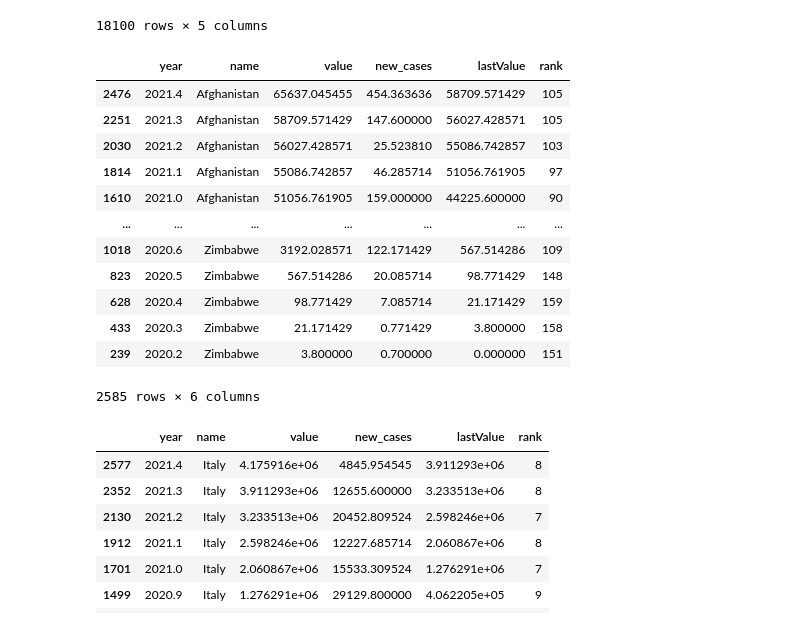
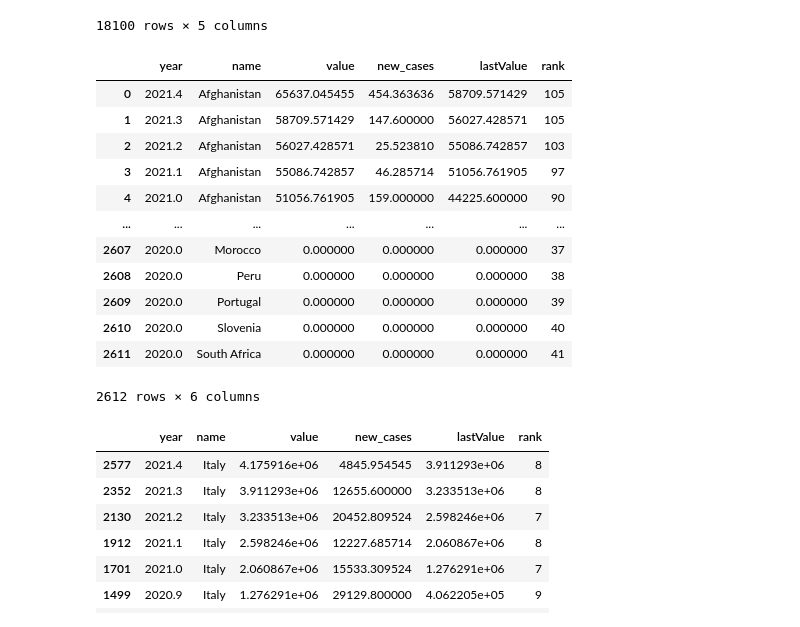
Before and after one commit to fapont/covid-dataviz, a Jupyter notebook: prepro.ipynb, the cells around one changed output. Cells and saved outputs as stored; diff of their text form; code cells hidden in the pictures.

```diff
--- a/prepro.ipynb
+++ b/prepro.ipynb
@@ -21,42 +21,45 @@ df_a
 # %%
 df_b = pd.read_csv("web/data/covid-data.csv")
 df_b["date"] = pd.to_datetime(df_b["date"])
 df_b = df_b[["date", "location", "total_cases", "new_cases"]]
 df_b["lastValue"] = df_b["total_cases"] - df_b["new_cases"]
 df_b = df_b.rename(columns={"total_cases" : "value", "location" : "name"})
 df_b = df_b.fillna(0)
 df_b = df_b.sort_values(["date", "value"], ascending=[True, False])
 df_b["date"] = df_b["date"].apply(lambda x: round(x.isocalendar()[0] + x.isocalendar()[1]/52, 1))
 df_b = df_b.groupby(["date", "name"]).mean().reset_index()
 df_b = df_b.rename(columns={"date":"year"})
-cont = ["Europe", "Asia", "North America", "Africa", "Oceania", "World", "South America", "European Union"]
+cont = ["Europe", "Asia", "North America", "Africa", "Oceania", "World", "South America", "European Union", "International"]
 df_b = df_b[~df_b["name"].isin(cont)]
 df_b["rank"] = df_b.groupby("year").rank(method="max", ascending=False)["value"].astype(int)
 df_b = df_b.replace(0, np.nan)
 df_b = df_b.iloc[5:,:]
 df_b = df_b.sort_values(["name", "year"], ascending=[True, False])
 df_b["lastValue"] = 0
 df_tot = pd.DataFrame()
 for pays in df_b["name"].unique():
     df_temp = df_b[df_b["name"]==pays].copy()
     df_temp["lastValue"] = df_temp["value"].shift(periods=-1).fillna(0)
     df_tot = pd.concat([df_tot,df_temp])
 df_tot = df_tot.sort_values(["name", "year"], ascending=[True, False])
+# df_tot.loc[df_tot["year"] == 2020.1, 'lastValue'] = df_tot.loc[df_tot["year"] == 2020.1, 'value']
+for i,name in enumerate(df_tot.loc[df_tot["year"] == 2020.1].sort_values("value", ascending= False)['name'].unique()):
+    df_tot = df_tot.append({'year':2020.0,'name':name,'value':0,'new_cases':0, 'lastValue':0, 'rank':i+1}, ignore_index=True)
 df_tot
 # %% [output]
 |  | year | name | value | new_cases | lastValue | rank |
-| 2476 | 2021.4 | Afghanistan | 65637.045455 | 454.363636 | 58709.571429 | 105 |
-| 2251 | 2021.3 | Afghanistan | 58709.571429 | 147.600000 | 56027.428571 | 105 |
-| 2030 | 2021.2 | Afghanistan | 56027.428571 | 25.523810 | 55086.742857 | 103 |
-| 1814 | 2021.1 | Afghanistan | 55086.742857 | 46.285714 | 51056.761905 | 97 |
-| 1610 | 2021.0 | Afghanistan | 51056.761905 | 159.000000 | 44225.600000 | 90 |
+| 0 | 2021.4 | Afghanistan | 65637.045455 | 454.363636 | 58709.571429 | 105 |
+| 1 | 2021.3 | Afghanistan | 58709.571429 | 147.600000 | 56027.428571 | 105 |
+| 2 | 2021.2 | Afghanistan | 56027.428571 | 25.523810 | 55086.742857 | 103 |
+| 3 | 2021.1 | Afghanistan | 55086.742857 | 46.285714 | 51056.761905 | 97 |
+| 4 | 2021.0 | Afghanistan | 51056.761905 | 159.000000 | 44225.600000 | 90 |
 | ... | ... | ... | ... | ... | ... | ... |
-| 1018 | 2020.6 | Zimbabwe | 3192.028571 | 122.171429 | 567.514286 | 109 |
-| 823 | 2020.5 | Zimbabwe | 567.514286 | 20.085714 | 98.771429 | 148 |
-| 628 | 2020.4 | Zimbabwe | 98.771429 | 7.085714 | 21.171429 | 159 |
-| 433 | 2020.3 | Zimbabwe | 21.171429 | 0.771429 | 3.800000 | 158 |
-| 239 | 2020.2 | Zimbabwe | 3.800000 | 0.700000 | 0.000000 | 151 |
+| 2607 | 2020.0 | Morocco | 0.000000 | 0.000000 | 0.000000 | 37 |
+| 2608 | 2020.0 | Peru | 0.000000 | 0.000000 | 0.000000 | 38 |
+| 2609 | 2020.0 | Portugal | 0.000000 | 0.000000 | 0.000000 | 39 |
+| 2610 | 2020.0 | Slovenia | 0.000000 | 0.000000 | 0.000000 | 40 |
+| 2611 | 2020.0 | South Africa | 0.000000 | 0.000000 | 0.000000 | 41 |
-2585 rows × 6 columns
+2612 rows × 6 columns
 # %%
 df_tot.to_csv("web/data/covid_2.csv")
 # %%
```
Also changed, not shown: parts of 4 cells of this notebook, 2 other files.
